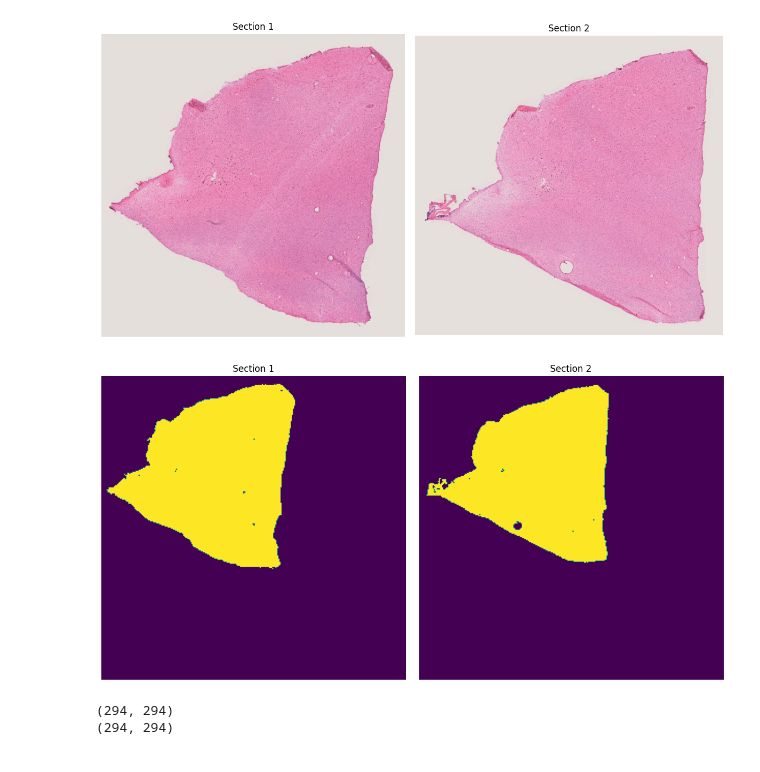
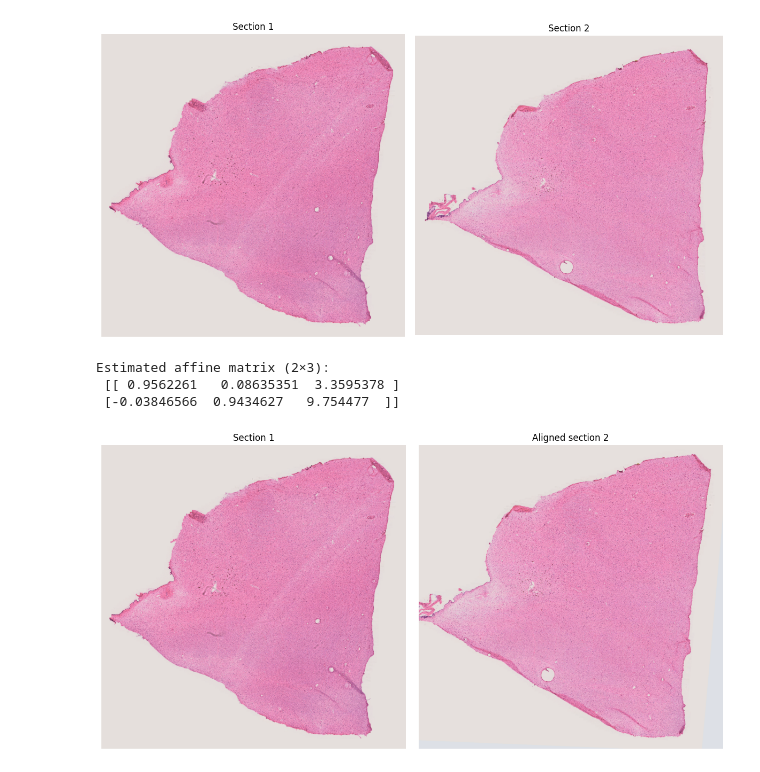
Before and after one commit to donniekramer8/SoftwareCarpentryFinal, a Jupyter notebook: align_images.ipynb, the cells around one changed output. Saved outputs shown, nothing was run; the diff lists cells and outputs as text; code cells hidden in the pictures.

Commit message:
fixed affine registration

```diff
--- a/align_images.ipynb
+++ b/align_images.ipynb
@@ -70,24 +56,67 @@ im2p = pad_to(im2_mask_ds, H, W)
+# %%
+# initialize the affine matrix to identity
+warp_matrix = np.eye(2, 3, dtype=np.float32)
+
+# set the stopping criteria: max 5000 iterations OR epsilon of 1e-7
+criteria = (cv2.TERM_CRITERIA_EPS | cv2.TERM_CRITERIA_COUNT, 5000, 1e-7)
+
+# run the ECC algorithm. This returns the final correlation and updates warp_matrix
+cc, warp_matrix = cv2.findTransformECC(
+    templateImage = im1_mask_ds.astype(np.float32),
+    inputImage    = im2_mask_ds.astype(np.float32),
+    warpMatrix    = warp_matrix,
+    motionType    = cv2.MOTION_AFFINE,
+    criteria      = criteria,
+    inputMask     = None,
+    gaussFiltSize = 1
+)
+
+print("Estimated affine matrix (2×3):\n", warp_matrix)
+# %% [output]
+Estimated affine matrix (2×3):
+ [[ 0.9562261   0.08635351  3.3595378 ]
+ [-0.03846566  0.9434627   9.754477  ]]
+# %%
+# 1) compute per‐channel modes (R, G, B)
+modes = []
+for c in range(3):
+    vals = im2[..., c].ravel().astype(np.int64)
+    uniq, counts = np.unique(vals, return_counts=True)
+    modes.append(int(uniq[np.argmax(counts)]))
+# modes is [mode_R, mode_G, mode_B]
+
+# 2) build BGR tuple for borderValue
+border_val = (modes[2], modes[1], modes[0])  # (mode_B, mode_G, mode_R)
+# %%
+# warp_matrix from findTransformECC on the downsampled masks
+M_full = warp_matrix.copy()
+M_full[0,2] *= ds
+M_full[1,2] *= ds
+
+# now warp your original im2 into im1’s frame
+aligned_im2 = cv2.warpAffine(
+    src   = im2,
+    M     = M_full,
+    dsize = (im1.shape[1], im1.shape[0]),
+    flags = cv2.INTER_NEAREST | cv2.WARP_INVERSE_MAP,
+    borderMode  = cv2.BORDER_CONSTANT,
+    borderValue = border_val
+)
 # %%
 # Create figure with two subplots side by side
 fig, axes = plt.subplots(1, 2, figsize=(12, 6))
 
 # Display first image
-axes[0].imshow(im1p)
+axes[0].imshow(im1)
 axes[0].axis('off')
 axes[0].set_title('Section 1')
 
 # Display second image
-axes[1].imshow(im2p)
+axes[1].imshow(aligned_im2)
 axes[1].axis('off')
-axes[1].set_title('Section 2')
+axes[1].set_title('Aligned section 2')
 
 plt.tight_layout()
 plt.show()
 # %% [output]
-[figure, old version]
+[figure, new version]
-# %%
-print(im1p.shape)
-print(im2p.shape)
-# %% [output]
-(294, 294)
-(294, 294)
```
Also changed, not shown: parts of 13 cells of this notebook, 1 other file.
